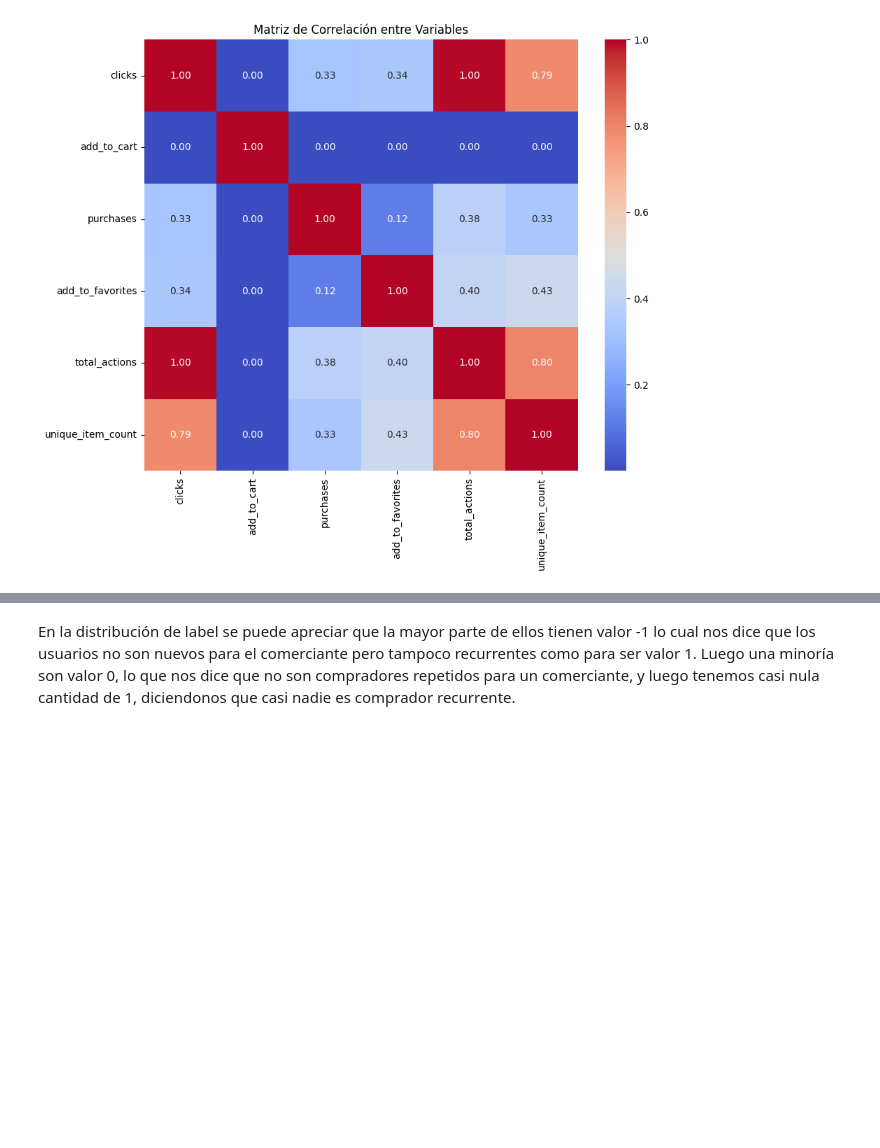
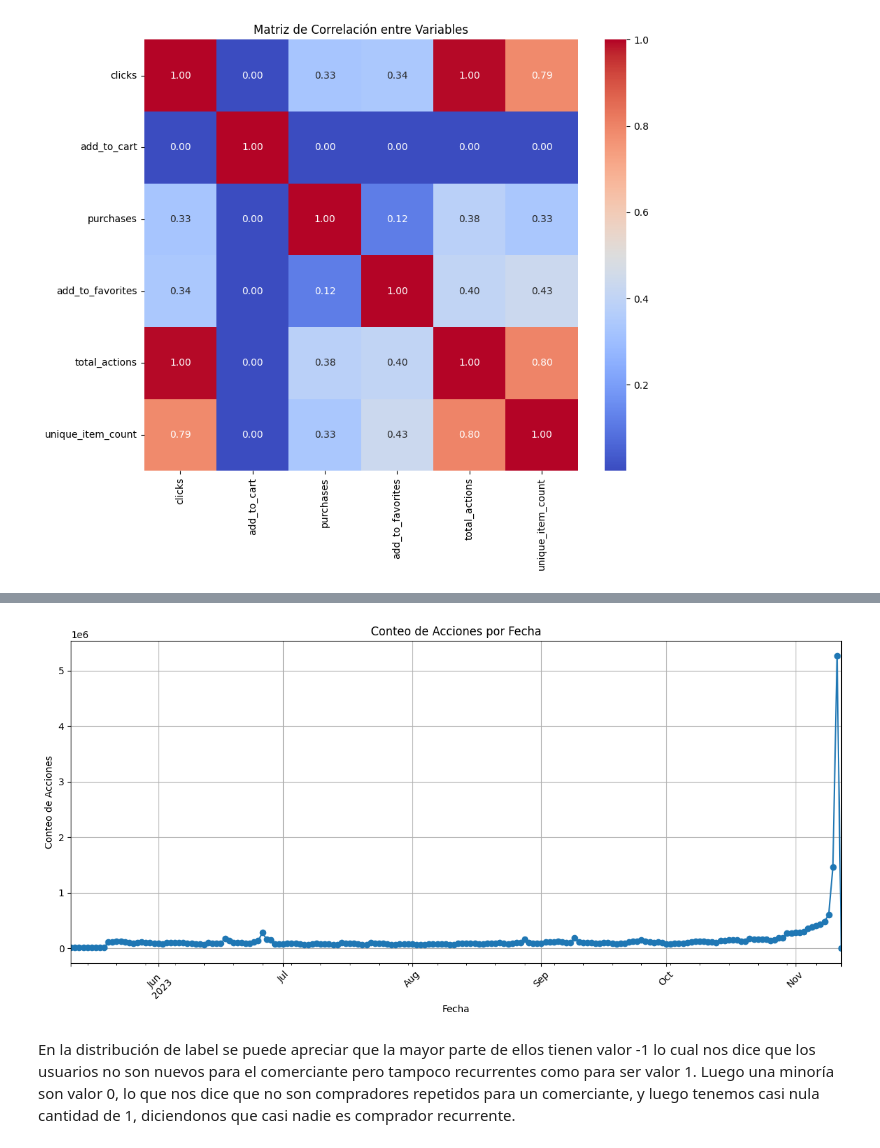
Before and after one commit to Dahernandezsilve/P2DataScience, a Jupyter notebook: Proyecto2.ipynb, the cells around one changed output, grey strips where cells are left out. Drawn from its saved outputs; the diff is of its cells as text; code cells hidden in the pictures; blank space fills up the shorter version.

```diff
--- a/Proyecto2.ipynb
+++ b/Proyecto2.ipynb
@@ -482,3 +500,36 @@ plt.show()
+# %%
+import pandas as pd
+import matplotlib.pyplot as plt
+
+# Suponiendo que ya tienes el DataFrame dataTrain_activity_clean
+# Convertir la columna 'time_stamp' a un formato de fecha
+def convert_to_datetime(row):
+    if isinstance(row, str):  # Verifica si el valor es una cadena
+        dates = row.split(',')
+        return pd.to_datetime([f'2023-{date[:2]}-{date[2:]}' for date in dates if date.isdigit()], errors='coerce')
+    return pd.NaT  # Devuelve NaT para valores no válidos
+
+# Aplicar la conversión y descomponer los valores
+dataTrain_activity_clean['time_stamp'] = dataTrain_activity_clean['time_stamp'].apply(convert_to_datetime)
+
+# Explosión de la columna para contar ocurrencias
+exploded_df = dataTrain_activity_clean.explode('time_stamp')
+
+# Contar las ocurrencias por fecha
+date_counts = exploded_df['time_stamp'].value_counts().sort_index()
+
+# Graficar
+plt.figure(figsize=(12, 6))
+date_counts.plot(kind='line', marker='o')
+plt.title('Conteo de Acciones por Fecha')
+plt.xlabel('Fecha')
+plt.ylabel('Conteo de Acciones')
+plt.xticks(rotation=45)
+plt.grid()
+plt.tight_layout()
+plt.show()
+# %% [output]
+[figure, added]
 # %% [markdown]
 En la distribución de label se puede apreciar que la mayor parte de ellos tienen valor -1 lo cual nos dice que los usuarios no son nuevos para el comerciante pero tampoco recurrentes como para ser valor 1. Luego una minoría son valor 0, lo que nos dice que no son compradores repetidos para un comerciante, y luego tenemos casi nula cantidad de 1, diciendonos que casi nadie es comprador recurrente.
 # %%
```
Also changed, not shown: parts of 3 cells of this notebook.
